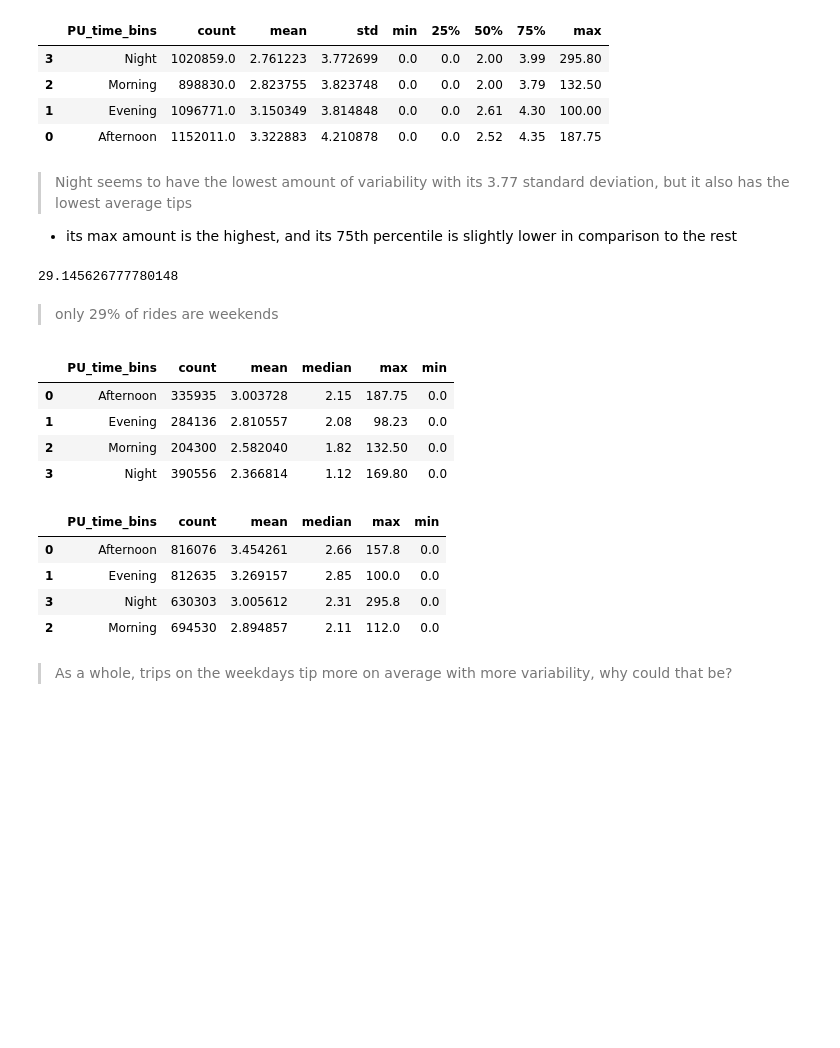
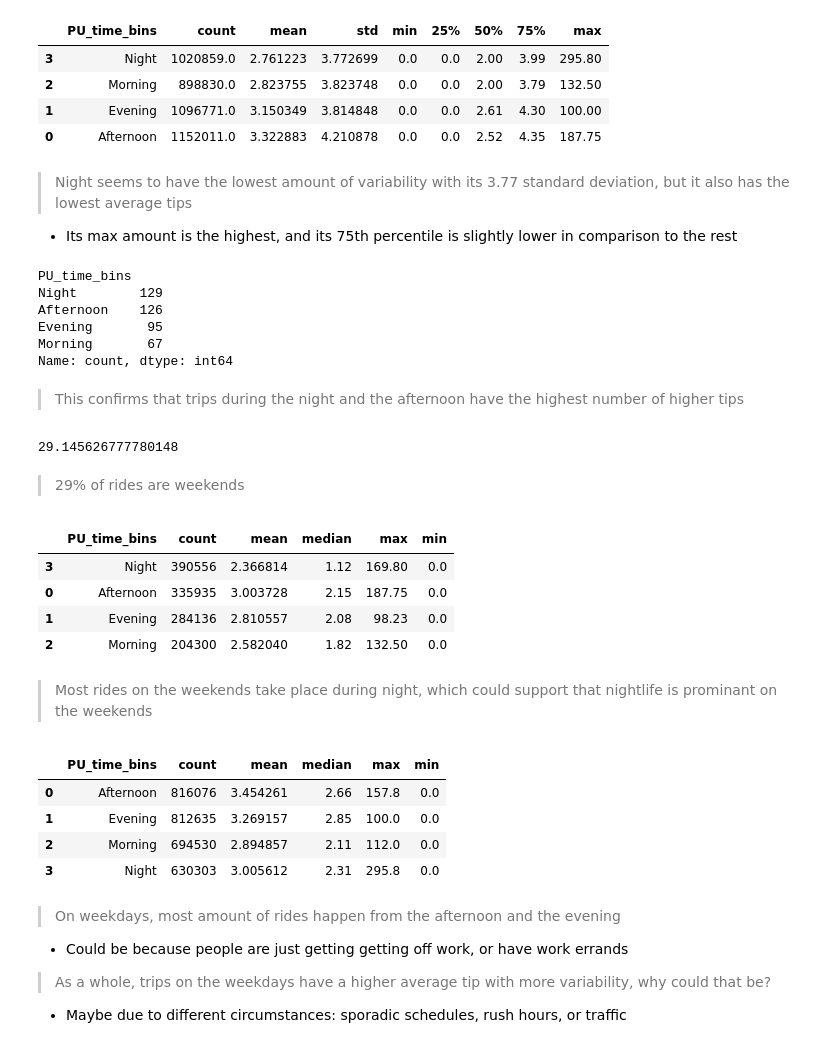
Before and after one commit to jjen1/nyc-taxis-trends, a Jupyter notebook: notebooks/yellow_taxis_eda.ipynb, the cells around one changed output. Saved outputs shown, nothing was run; the diff lists cells and outputs as text; code cells hidden in the pictures; blank space fills up the shorter version.

Commit message:
finished time, start distance & duration WIP

```diff
--- a/notebooks/yellow_taxis_eda.ipynb
+++ b/notebooks/yellow_taxis_eda.ipynb
@@ -1781,7 +1781,25 @@ merged_tips_datetime.groupby('PU_time_bins')['tip_amount'].describe().reset_inde
 | 0 | Afternoon | 1152011.0 | 3.322883 | 4.210878 | 0.0 | 0.0 | 2.52 | 4.35 | 187.75 |
 # %% [markdown]
 > Night seems to have the lowest amount of variability with its 3.77 standard deviation, but it also has the lowest average tips
-* its max amount is the highest, and its 75th percentile is slightly lower in comparison to the rest
+* Its max amount is the highest, and its 75th percentile is slightly lower in comparison to the rest
+# %%
+# lets estimate a good percentile to show the max tips
+tip_percentile = merged_tips_datetime['tip_amount'].quantile(0.9999) # $54.80
+
+# grouping by the the bins and filtering only rides above the 99.99th percentile
+merged_tips_datetime[merged_tips_datetime['tip_amount'] > tip_percentile].shape[0] # looking at how many values there are
+
+high_tips = merged_tips_datetime[merged_tips_datetime['tip_amount'] > tip_percentile]
+high_tips['PU_time_bins'].value_counts()  # checking the distribution of high tips across the time bins
+# %% [output]
+PU_time_bins
+Night        129
+Afternoon    126
+Evening       95
+Morning       67
+Name: count, dtype: int64
+# %% [markdown]
+> This confirms that trips during the night and the afternoon have the highest number of higher tips
 # %%
 # further segment into weekdays and weekends for any insights
 merged_tips_datetime['PU_is_weekend'] = merged_tips_datetime['PU_datetime'].dt.dayofweek >= 5  # 5 and 6 are saturday and sunday
@@ -1791,26 +1809,32 @@ merged_tips_datetime['PU_is_weekend'] = merged_tips_datetime['PU_datetime'].dt.d
 # %% [output]
 29.145626777780148
 # %% [markdown]
-> only 29% of rides are weekends
+> 29% of rides are weekends
 # %%
 # for weekends
-merged_tips_datetime[merged_tips_datetime['PU_is_weekend'] == True].groupby('PU_time_bins')['tip_amount'].agg(['count', 'mean', 'median', 'max', 'min']).reset_index().sort_values(by='mean', ascending=False)
+merged_tips_datetime[merged_tips_datetime['PU_is_weekend'] == True].groupby('PU_time_bins')['tip_amount'].agg(['count', 'mean', 'median', 'max', 'min']).reset_index().sort_values(by=['count', 'mean'], ascending=False)
 # %% [output]
 |  | PU_time_bins | count | mean | median | max | min |
+| 3 | Night | 390556 | 2.366814 | 1.12 | 169.80 | 0.0 |
 | 0 | Afternoon | 335935 | 3.003728 | 2.15 | 187.75 | 0.0 |
 | 1 | Evening | 284136 | 2.810557 | 2.08 | 98.23 | 0.0 |
 | 2 | Morning | 204300 | 2.582040 | 1.82 | 132.50 | 0.0 |
-| 3 | Night | 390556 | 2.366814 | 1.12 | 169.80 | 0.0 |
+# %% [markdown]
+> Most rides on the weekends take place during night, which could support that nightlife is prominant on the weekends
 # %%
 # for weekdays
-merged_tips_datetime[merged_tips_datetime['PU_is_weekend'] == False].groupby('PU_time_bins')['tip_amount'].agg(['count','mean', 'median', 'max', 'min']).reset_index().sort_values(by='mean', ascending=False)
+merged_tips_datetime[merged_tips_datetime['PU_is_weekend'] == False].groupby('PU_time_bins')['tip_amount'].agg(['count','mean', 'median', 'max', 'min']).reset_index().sort_values(by=['count', 'mean'], ascending=False)
 # %% [output]
 |  | PU_time_bins | count | mean | median | max | min |
 | 0 | Afternoon | 816076 | 3.454261 | 2.66 | 157.8 | 0.0 |
 | 1 | Evening | 812635 | 3.269157 | 2.85 | 100.0 | 0.0 |
+| 2 | Morning | 694530 | 2.894857 | 2.11 | 112.0 | 0.0 |
 | 3 | Night | 630303 | 3.005612 | 2.31 | 295.8 | 0.0 |
-| 2 | Morning | 694530 | 2.894857 | 2.11 | 112.0 | 0.0 |
 # %% [markdown]
-> As a whole, trips on the weekdays tip more on average with more variability, why could that be?
+> On weekdays, most amount of rides happen from the afternoon and the evening
+* Could be because people are just getting getting off work, or have work errands
+
+> As a whole, trips on the weekdays have a higher average tip with more variability, why could that be?
+* Maybe due to different circumstances: sporadic schedules, rush hours, or traffic
 # %% [markdown]
 #### **Key Findings**
```
Also changed, not shown: parts of 6 cells of this notebook.
